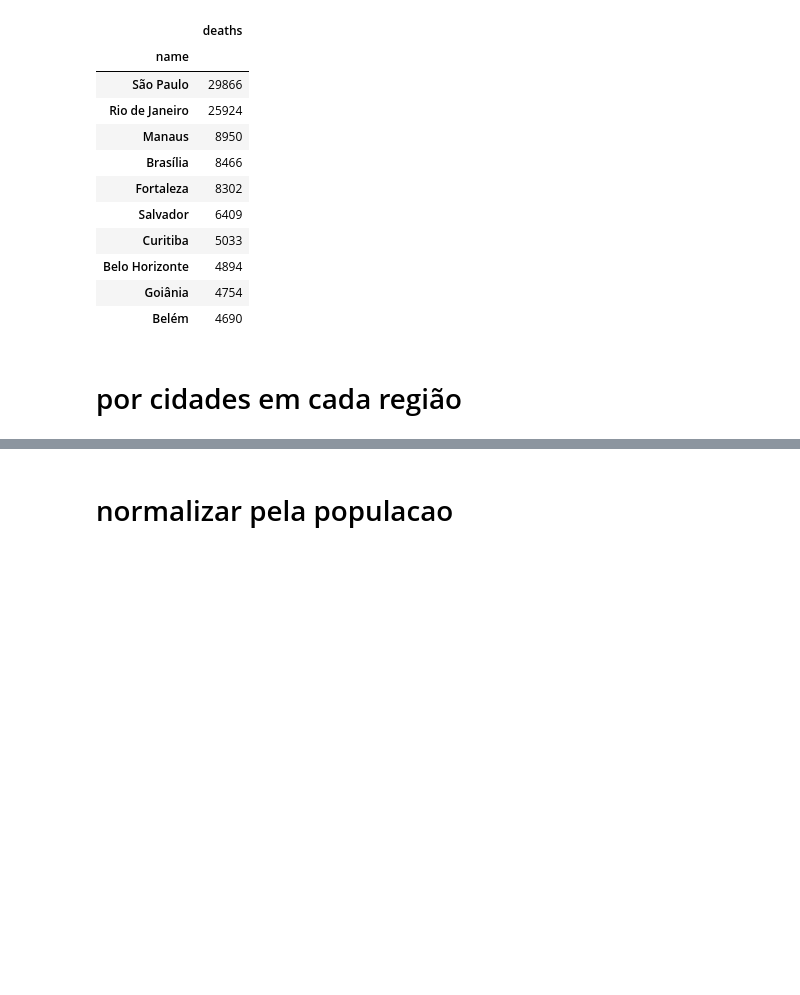
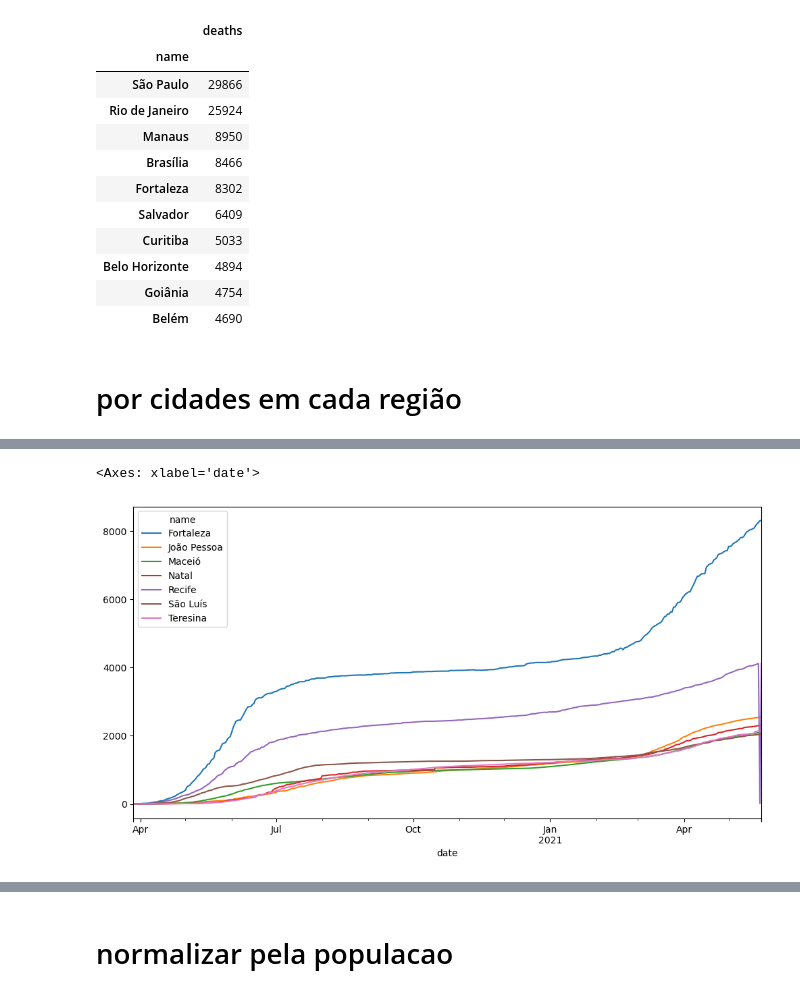
Before and after one commit to levyvix/kaggle_extract, a Jupyter notebook: explore.ipynb, the cells around one changed output, grey strips where cells are left out. Drawn from its saved outputs; the diff is of its cells as text; code cells hidden in the pictures; blank space fills up the shorter version.

```diff
--- a/explore.ipynb
+++ b/explore.ipynb
@@ -85,15 +85,28 @@ cidades.groupby("name").agg({"deaths": "max"}).sort_values("deaths", ascending=F
 # %%
 # nordeste
 # → Região Nordeste: Aracaju (Sergipe),
 # Fortaleza (Ceará), João Pessoa (Paraíba),
 # Maceió (Alagoas), Natal (Rio Grande do Norte),
 # Recife (Pernambuco), Salvador (Bahia), São Luís (Maranhão) e
 # Teresina (Piauí).
 
+
 (
     cidades
-    .loc[lambda df: (df['name'] == '')]
-)
+    .loc[lambda df:
+    (df['name'] == 'Fortaleza') & (df['state'] == 'CE') |
+    (df['name'] == 'João Pessoa') & (df['state'] == 'PB') |
+    (df['name'] =='Maceió') & (df['state'] == 'AL') |
+    (df['name'] == 'Natal') & (df['state'] == 'RN') |
+    (df['name'] == 'Recife') & (df['state'] == 'PE') |
+    (df['name'] == 'Salvador') & (df['state'] == 'BH') |
+    (df['name'] == 'São Luís') & (df['state'] == 'MA')  |
+    (df['name']== 'Teresina') & (df['state'] == 'PI')]
+    .pivot(columns="name", values="deaths")
+) .plot(figsize=(12,6))
+# %% [output]
+<Axes: xlabel='date'>
+[figure, added]
 # %%
 # norte
 # → Região Norte: Belém (Pará),
```
Also changed, not shown: parts of 5 cells of this notebook.
